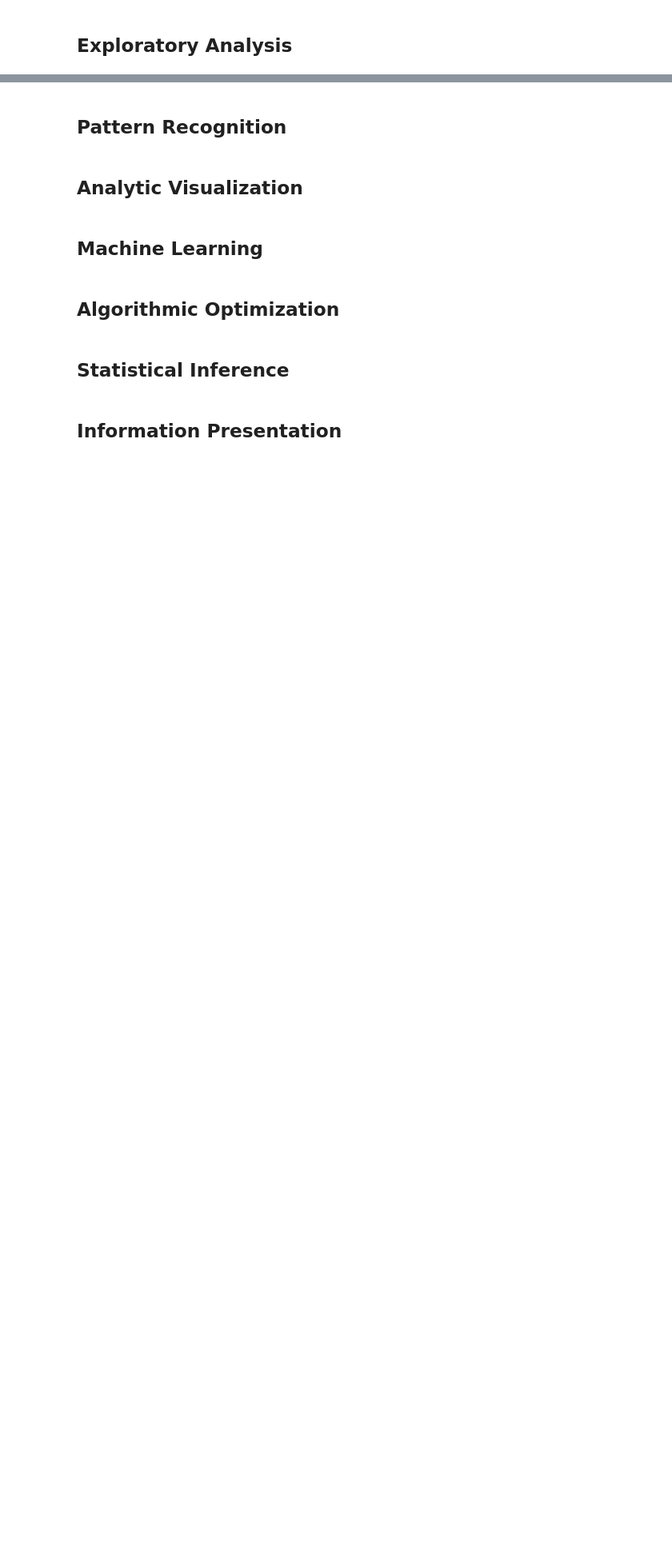
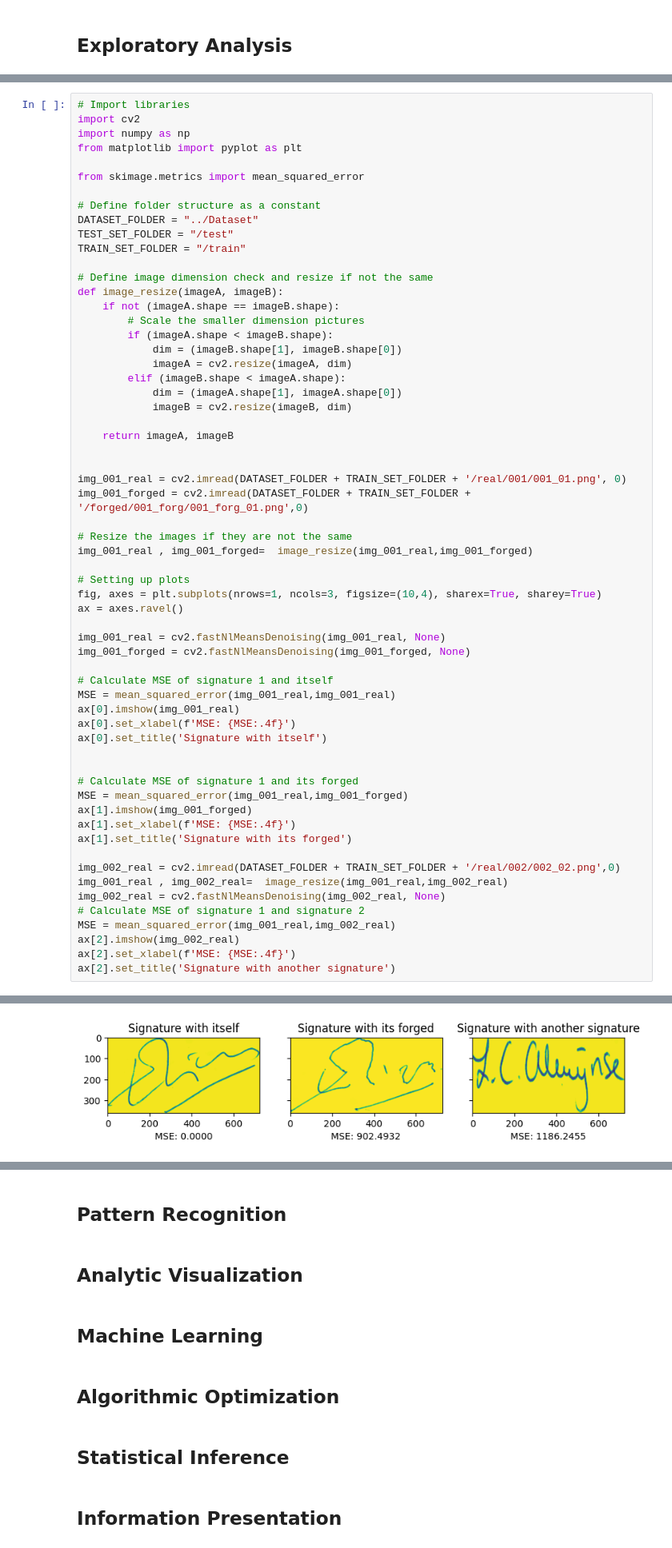
Before and after one commit to tyeejian/Signature-Forgery-Detection, a Jupyter notebook: Workbook/Signature Forgery Detection.ipynb, the cells around one changed output, grey strips where cells are left out. Shown at 80% size. Drawn from its saved outputs; the diff is of its cells as text; blank space fills up the shorter version.

```diff
--- a/Workbook/Signature Forgery Detection.ipynb
+++ b/Workbook/Signature Forgery Detection.ipynb
@@ -399,0 +411,62 @@ New folder "Features/Testing" created
+# %%
+# Import libraries
+import cv2
+import numpy as np
+from matplotlib import pyplot as plt
+
+from skimage.metrics import mean_squared_error
+
+# Define folder structure as a constant
+DATASET_FOLDER = "../Dataset"
+TEST_SET_FOLDER = "/test"
+TRAIN_SET_FOLDER = "/train"
+
+# Define image dimension check and resize if not the same
+def image_resize(imageA, imageB):
+    if not (imageA.shape == imageB.shape):
+        # Scale the smaller dimension pictures
+        if (imageA.shape < imageB.shape):
+            dim = (imageB.shape[1], imageB.shape[0])
+            imageA = cv2.resize(imageA, dim)
+        elif (imageB.shape < imageA.shape):
+            dim = (imageA.shape[1], imageA.shape[0])
+            imageB = cv2.resize(imageB, dim)
+
+    return imageA, imageB
+
+
+img_001_real = cv2.imread(DATASET_FOLDER + TRAIN_SET_FOLDER + '/real/001/001_01.png', 0)
+img_001_forged = cv2.imread(DATASET_FOLDER + TRAIN_SET_FOLDER + '/forged/001_forg/001_forg_01.png',0)
+
+# Resize the images if they are not the same
+img_001_real , img_001_forged=  image_resize(img_001_real,img_001_forged)
+
+# Setting up plots
+fig, axes = plt.subplots(nrows=1, ncols=3, figsize=(10,4), sharex=True, sharey=True)
+ax = axes.ravel()
+
+img_001_real = cv2.fastNlMeansDenoising(img_001_real, None)
+img_001_forged = cv2.fastNlMeansDenoising(img_001_forged, None)
+
+# Calculate MSE of signature 1 and itself
+MSE = mean_squared_error(img_001_real,img_001_real)
+ax[0].imshow(img_001_real)
+ax[0].set_xlabel(f'MSE: {MSE:.4f}')
+ax[0].set_title('Signature with itself')
+
+
+# Calculate MSE of signature 1 and its forged
+MSE = mean_squared_error(img_001_real,img_001_forged)
+ax[1].imshow(img_001_forged)
+ax[1].set_xlabel(f'MSE: {MSE:.4f}')
+ax[1].set_title('Signature with its forged')
+
+img_002_real = cv2.imread(DATASET_FOLDER + TRAIN_SET_FOLDER + '/real/002/002_02.png',0)
+img_001_real , img_002_real=  image_resize(img_001_real,img_002_real)
+img_002_real = cv2.fastNlMeansDenoising(img_002_real, None)
+# Calculate MSE of signature 1 and signature 2
+MSE = mean_squared_error(img_001_real,img_002_real)
+ax[2].imshow(img_002_real)
+ax[2].set_xlabel(f'MSE: {MSE:.4f}')
+ax[2].set_title('Signature with another signature')
+# %% [output]
@@ -399,0 +474 @@ New folder "Features/Testing" created
+[figure, added]
```
Also changed, not shown: parts of 13 cells of this notebook, 1 other file.
